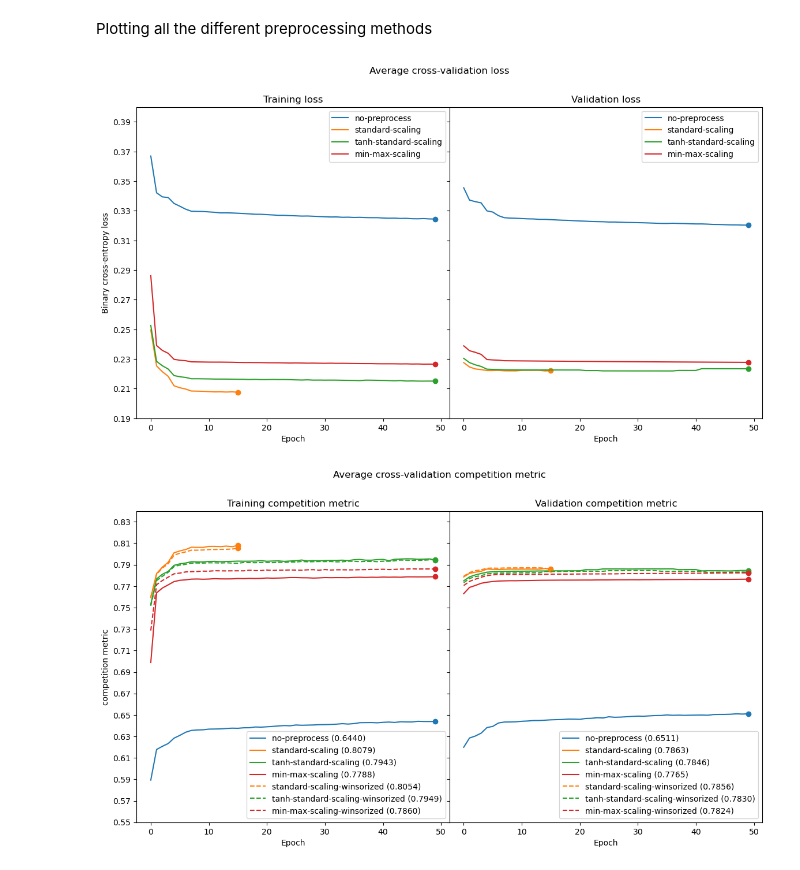
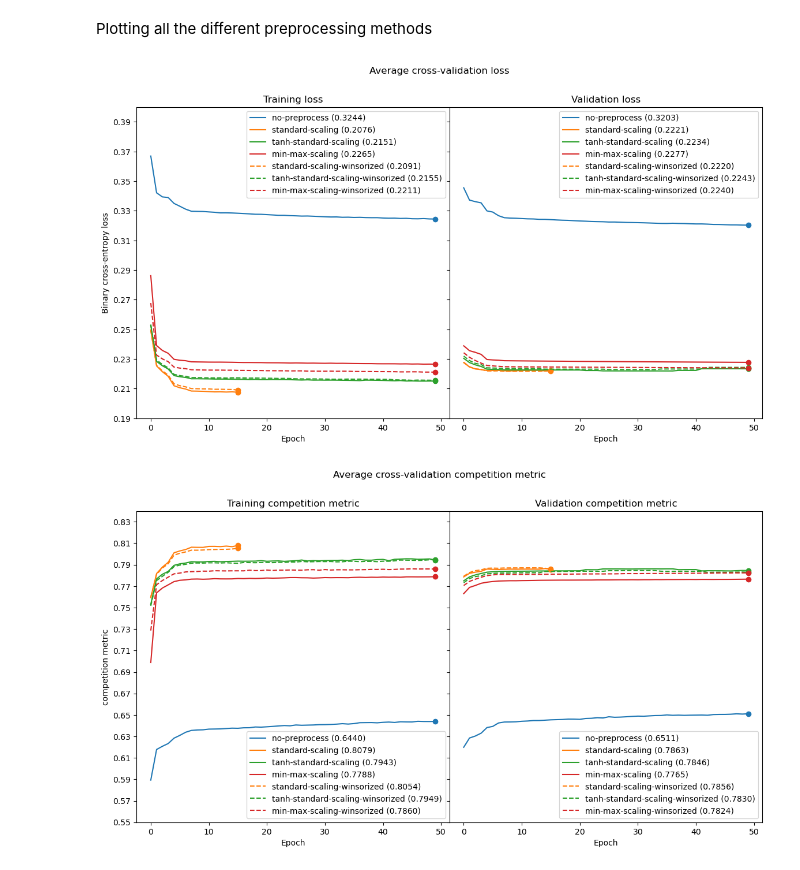
Before and after one commit to marcusGH/edain_paper, a Jupyter notebook: notebooks/static_preprocessing_classes.ipynb, the cells around one changed output. Cells and saved outputs as stored; diff of their text form; code cells hidden in the pictures.

Commit message:
Update plots

```diff
--- a/notebooks/static_preprocessing_classes.ipynb
+++ b/notebooks/static_preprocessing_classes.ipynb
@@ -277,34 +277,39 @@ plt.show()
 # %% [markdown]
 Plotting all the different preprocessing methods
 # %%
-methods = ['no-preprocess', 'standard-scaling', 'tanh-standard-scaling', 'min-max-scaling']
+import matplotlib.pyplot as plt
+methods = ['no-preprocess', 'standard-scaling', 'tanh-standard-scaling', 'min-max-scaling', 'standard-scaling-winsorized', 'tanh-standard-scaling-winsorized', 'min-max-scaling-winsorized']
 
 fig, axs = plt.subplots(ncols = 2, figsize=(14, 7), sharey=True)
 fig.subplots_adjust(wspace=0)
 
-for m, c in zip(methods, ['tab:blue', 'tab:orange', 'tab:green', 'tab:red', 'tab:purple']):
+for m, c in zip(methods, ['tab:blue', 'tab:orange', 'tab:green', 'tab:red', 'tab:orange', 'tab:green', 'tab:red']):
     history = np.load(os.path.join(cfg['experiment_directory'], f"{m}-history-50-epochs.npy"), allow_pickle=True).item()
     train_cv_avgs = get_average(history, "train_loss")
     val_cv_avgs = get_average(history, "val_loss")
-    axs[0].plot(train_cv_avgs, label = m, color=c)
+    if 'winsorized' in m:
+        linestyle = '--'
+    else:
+        linestyle = '-'
+    axs[0].plot(train_cv_avgs, label = f"{m} ({train_cv_avgs[-1]:.4f})", color=c, linestyle=linestyle)
     axs[0].plot(len(train_cv_avgs) - 1, train_cv_avgs[-1], marker='o', color=c)
     axs[0].set_yticks(np.arange(0.19, 0.40, 0.02))
     axs[0].set_ylim([0.19, 0.40])
     axs[1].set_yticks(np.arange(0.19, 0.40, 0.02))
     axs[1].set_ylim([0.19, 0.40])
-    axs[1].plot(val_cv_avgs, label = m, color=c)
+    axs[1].plot(val_cv_avgs, label = f"{m} ({val_cv_avgs[-1]:.4f})", color=c, linestyle=linestyle)
     axs[1].plot(len(val_cv_avgs) - 1, val_cv_avgs[-1], marker='o', color=c)
 axs[0].legend()
 axs[0].set_xlabel("Epoch")
 axs[1].set_xlabel("Epoch")
 axs[0].set_ylabel("Binary cross-entropy loss")
 axs[0].set_title("Training loss")
 axs[1].set_title("Validation loss")
 axs[1].legend()
 fig.suptitle("Average cross-validation loss")
 plt.show()
 # %% [output]
-[figure, old version]
+[figure, new version]
 # %%
 methods = ['no-preprocess', 'standard-scaling', 'tanh-standard-scaling', 'min-max-scaling', 'standard-scaling-winsorized', 'tanh-standard-scaling-winsorized', 'min-max-scaling-winsorized']
 
```
